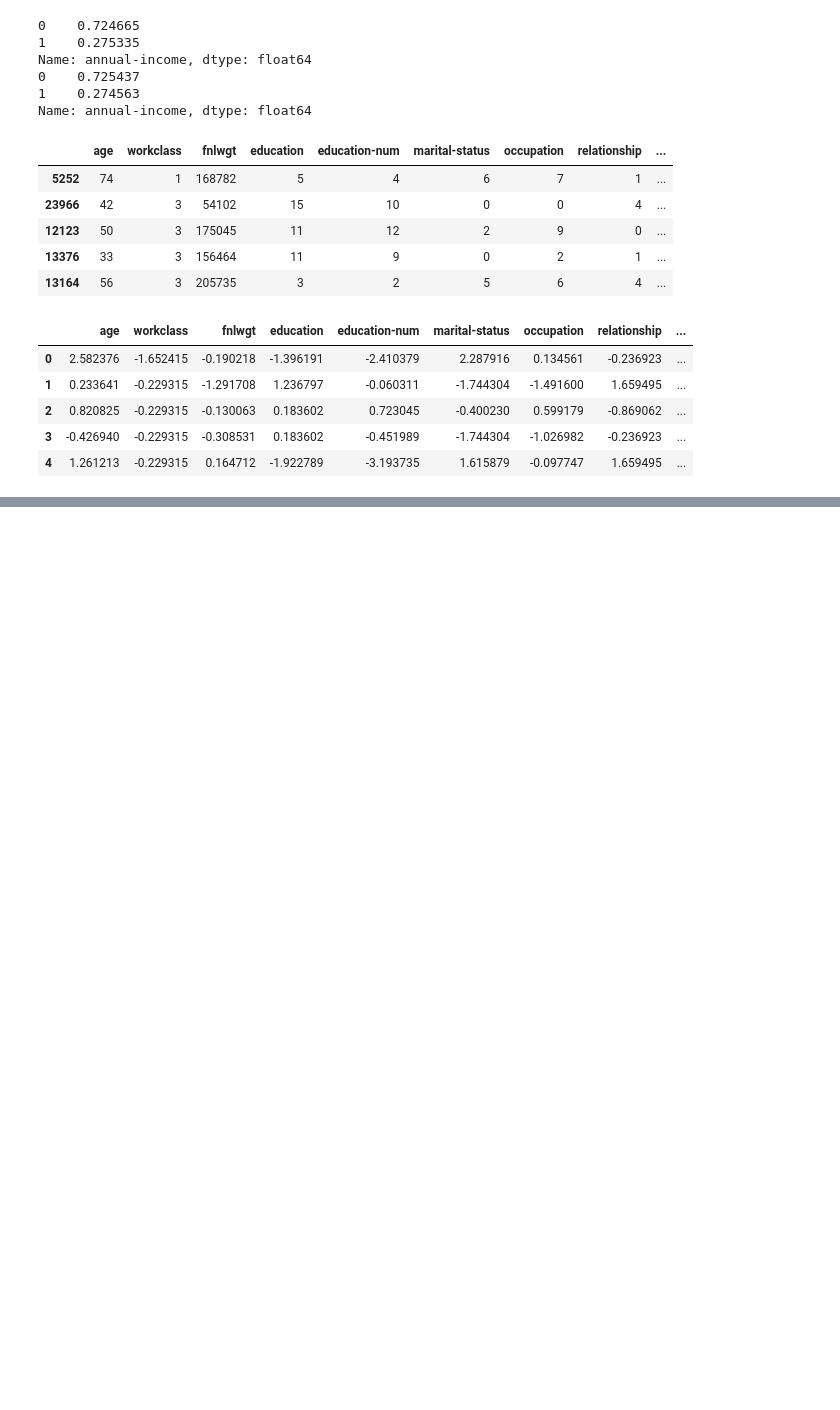
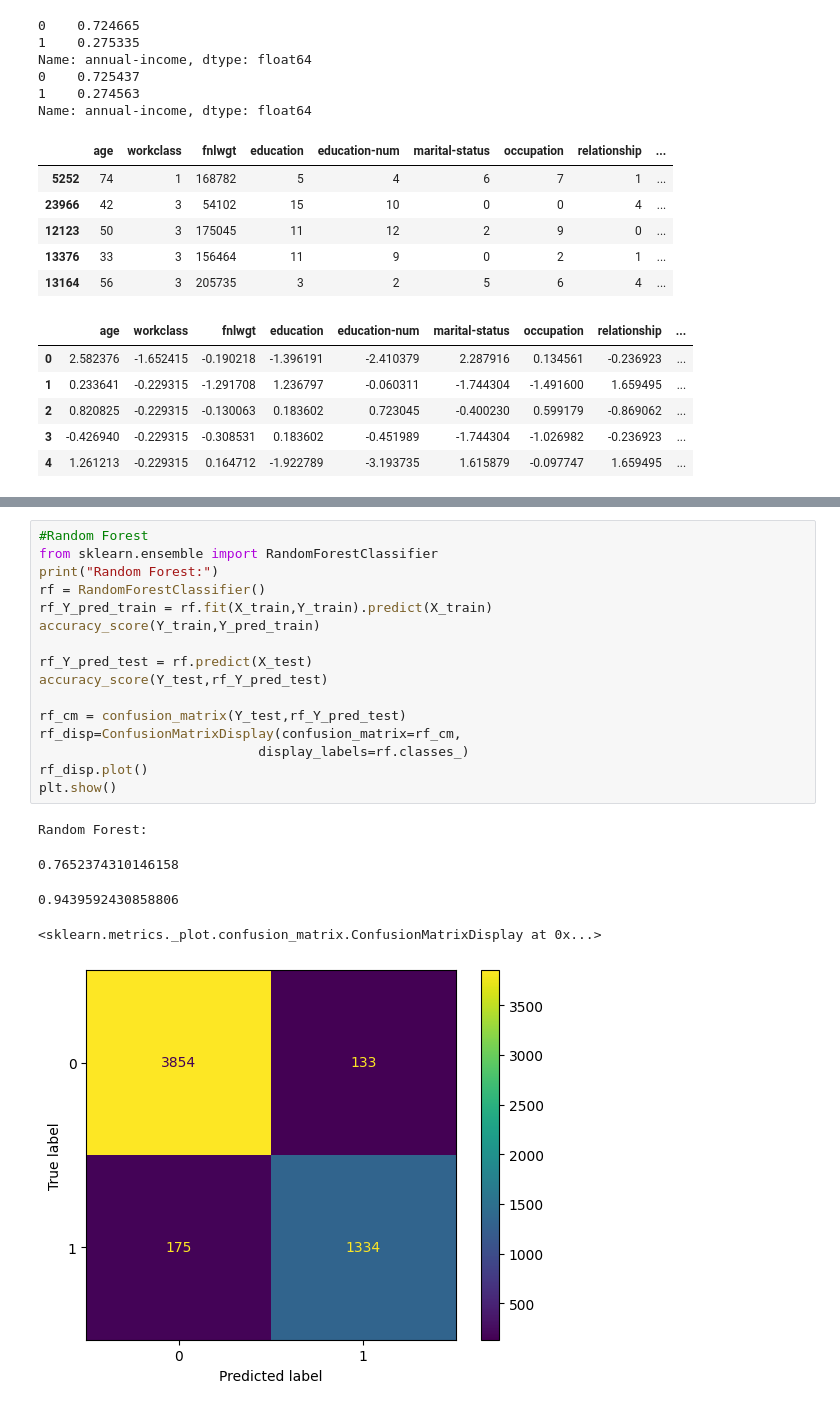
Before and after one commit to TommyRoy776/381-ML-HW1-, a Jupyter notebook: 381 hw1.ipynb, the cells around one changed output, grey strips where cells are left out. Cells and saved outputs as stored; diff of their text form; blank space fills up the shorter version.

```diff
--- a/381 hw1.ipynb
+++ b/381 hw1.ipynb
@@ -159 +161,23 @@ plt.show()
 [figure]
+# %%
+#Random Forest
+from sklearn.ensemble import RandomForestClassifier
+print("Random Forest:")
+rf = RandomForestClassifier()
+rf_Y_pred_train = rf.fit(X_train,Y_train).predict(X_train)
+accuracy_score(Y_train,Y_pred_train)
+
+rf_Y_pred_test = rf.predict(X_test)
+accuracy_score(Y_test,rf_Y_pred_test)
+
+rf_cm = confusion_matrix(Y_test,rf_Y_pred_test)
+rf_disp=ConfusionMatrixDisplay(confusion_matrix=rf_cm,
+                            display_labels=rf.classes_)
+rf_disp.plot()
+plt.show()
+# %% [output]
+Random Forest:
+0.7652374310146158
+0.9439592430858806
+<sklearn.metrics._plot.confusion_matrix.ConfusionMatrixDisplay at 0x...>
+[figure, added]
```
Also changed, not shown: parts of 4 cells of this notebook, 1 other file.
